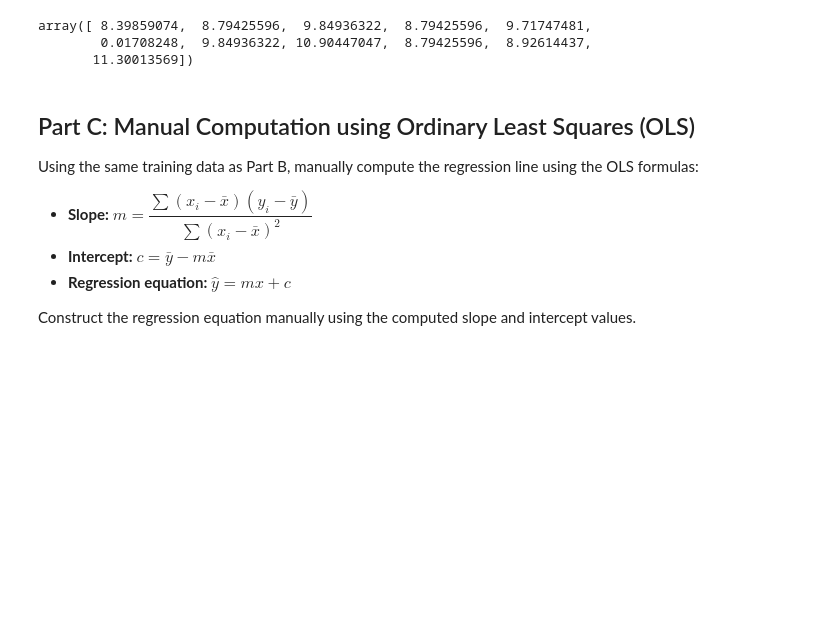
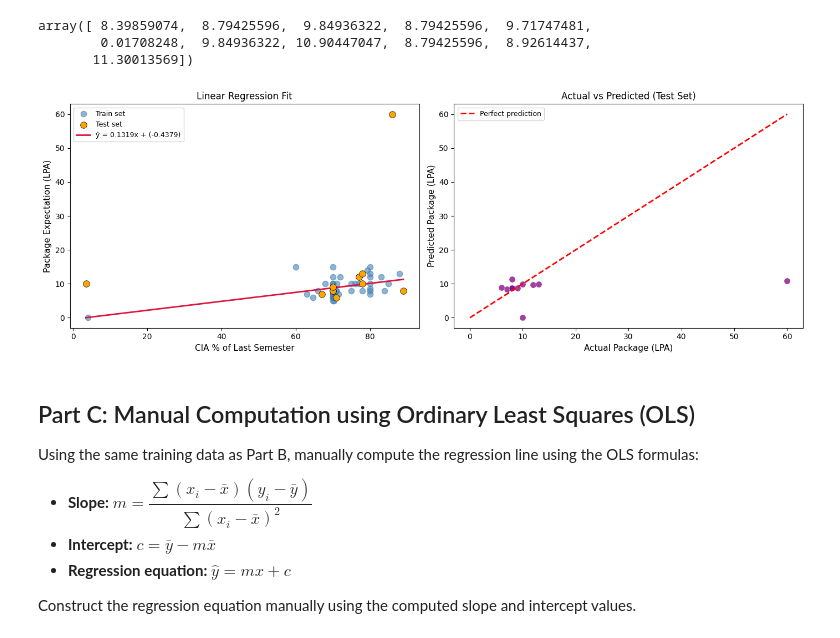
Before and after one commit to ArdenDiago/ML-Lab, a Jupyter notebook: lab/lab3/lab3.ipynb, the cells around one changed output. Drawn from its saved outputs; the diff is of its cells as text; code cells hidden in the pictures; blank space fills up the shorter version.

```diff
--- a/lab/lab3/lab3.ipynb
+++ b/lab/lab3/lab3.ipynb
@@ -316,6 +329,43 @@ y_pred_sklearn
 array([ 8.39859074,  8.79425596,  9.84936322,  8.79425596,  9.71747481,
         0.01708248,  9.84936322, 10.90447047,  8.79425596,  8.92614437,
        11.30013569])
+# %%
+
+# Left: regression line fitted over the full data range
+# Right: actual vs predicted on the test set
+x_range = nu.linspace(df[independent_var].min(), df[independent_var].max(), 300).reshape(-1, 1)
+y_range = model.predict(x_range)
+
+fig, axes = plt.subplots(1, 2, figsize=(14, 5))
+
+# --- Regression line ---
+axes[0].scatter(X_train[independent_var], y_train,
+                color='steelblue', alpha=0.6, label='Train set', s=55)
+axes[0].scatter(X_test[independent_var], y_test,
+                color='orange', zorder=5, label='Test set', s=70, edgecolors='black', linewidths=0.5)
+axes[0].plot(x_range, y_range, color='crimson', linewidth=2,
+             label=f'ŷ = {slope:.4f}x + ({intercept:.4f})')
+axes[0].set_xlabel('CIA % of Last Semester', fontsize=11)
+axes[0].set_ylabel('Package Expectation (LPA)', fontsize=11)
+axes[0].set_title('Linear Regression Fit', fontsize=12)
+axes[0].legend(fontsize=9)
+
+# --- Actual vs Predicted ---
+axes[1].scatter(y_test, y_pred_sklearn, color='purple', alpha=0.75, s=65,
+                edgecolors='white', linewidths=0.4)
+diag_min = min(y_test.min(), y_pred_sklearn.min())
+diag_max = max(y_test.max(), y_pred_sklearn.max())
+axes[1].plot([diag_min, diag_max], [diag_min, diag_max],
+             'r--', linewidth=2, label='Perfect prediction')
+axes[1].set_xlabel('Actual Package (LPA)', fontsize=11)
+axes[1].set_ylabel('Predicted Package (LPA)', fontsize=11)
+axes[1].set_title('Actual vs Predicted (Test Set)', fontsize=12)
+axes[1].legend(fontsize=9)
+
+plt.tight_layout()
+plt.show()
+# %% [output]
+[figure, added]
 # %% [markdown]
 ## Part C: Manual Computation using Ordinary Least Squares (OLS)
 Using the same training data as Part B, manually compute the regression line using the OLS formulas:
```
Also changed, not shown: parts of 5 cells of this notebook, 1 other file.
